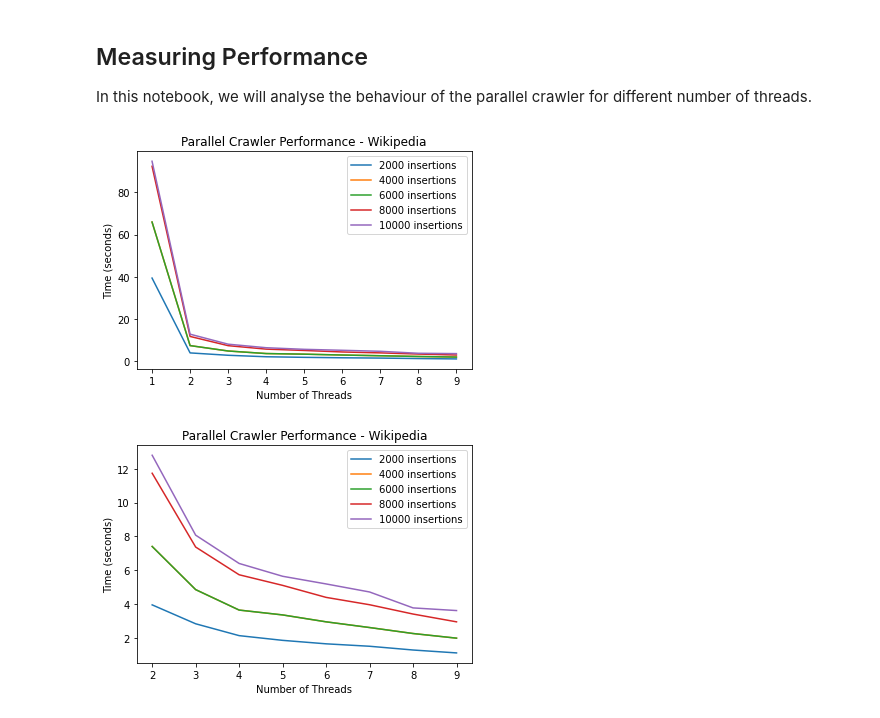
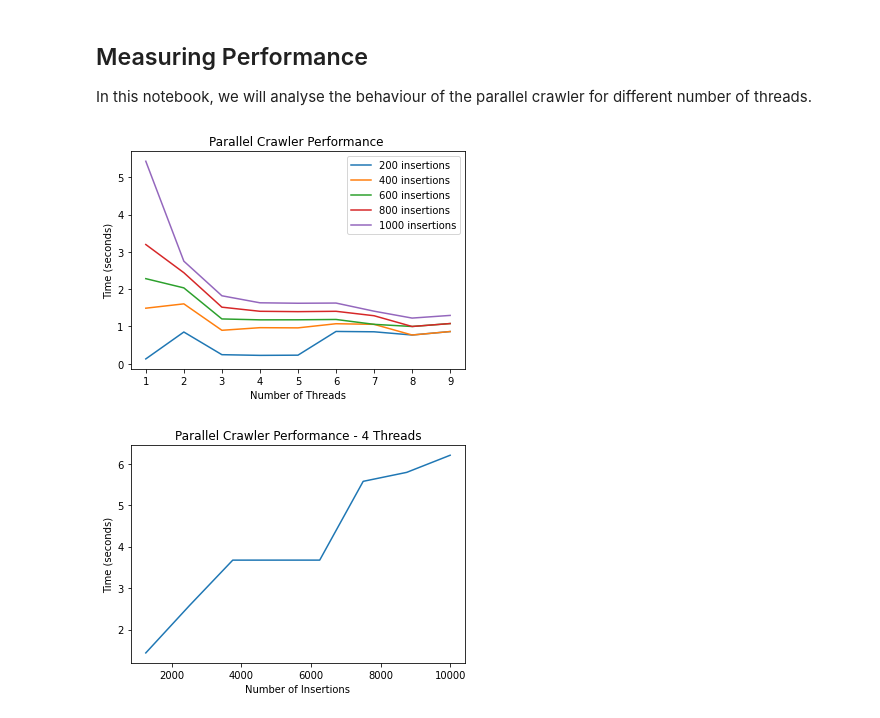
Before and after one commit to maikaedberg/ParallelCrawling, a Jupyter notebook: benchmarker/plot_times.ipynb, the cells around one changed output. Drawn from its saved outputs; the diff is of its cells as text; code cells hidden in the pictures.

```diff
--- a/benchmarker/plot_times.ipynb
+++ b/benchmarker/plot_times.ipynb
@@ -5,17 +5,21 @@ In this notebook, we will analyse the behaviour of the parallel crawler for diff
 # necessary imports
 import subprocess
 import matplotlib.pyplot as plt
+# %%
+num_threads = 10      # Threads from 1 to num_threads
+max_size = 100      # Until the SetList gets to max_size
+milestones = 8        # and how many milestones along the way to check
+
+link = "https://en.wikipedia.org/wiki/Main_Page"
 # %%
-##  PLOT num_threads vs time
+time_insertion = dict() # dictionary {num_inserted: {num_threads : time (microseconds)} }
 
-num_threads = 10
-max_size = 100
-n_iter = 5
-time_insertion = dict()
+subprocess.run(["make", "benchmarker"])
 
 for i in range(1, num_threads):
     time_insertion[i] = dict()
-    output = subprocess.run(["./main", "https://en.wikipedia.org/wiki/Main_Page", str(i), str(max_size), str(n_iter)], capture_output=True)
+
+    output = subprocess.run(["./benchmarker", link, str(i), str(max_size), str(milestones)], capture_output=True)
 
     for inser_str in output.stdout.decode("utf-8").split('\n'):
 
@@ -27,35 +31,36 @@ for i in range(1, num_threads):
 
         curr_ins, time_i = inser_str.split(' ')
         time_insertion[i][int(curr_ins)] = int(time_i)
+
+subprocess.run(["make", "clean"]);
 # %%
-plt.title("Parallel Crawler Performance - Wikipedia")
+# PLOT HOW PARALLEL CRAWLER PERFORMS ACROSS THREADS
+
+plt.title("Parallel Crawler Performance ")
 plt.xlabel("Number of Threads")
 plt.ylabel("Time (seconds)")
 insertions_performed = list(time_insertion[1].keys())
 for ins in insertions_performed:
     X, Y = [], []
     for (t, t_info) in time_insertion.items():
         X.append(t)
         Y.append(t_info[ins] * 1e-6)
     plt.plot(X, Y, label = f"{ins} insertions")
 plt.legend()
 plt.show()
 # %% [output]
-[figure, old version]
+[figure, new version]
 # %%
-plt.title("Parallel Crawler Performance - Wikipedia")
-plt.xlabel("Number of Threads ( >=  2) ")
+thread_no = 4
+
+# PLOT HOW PARALLEL CRAWLER PERFORMS ACROSS A SNGLE THREAD
+
+plt.title(f"Parallel Crawler Performance - {thread_no} Threads")
+plt.xlabel("Number of Insertions")
 plt.ylabel("Time (seconds)")
-insertions_performed = list(time_insertion[1].keys())
-for ins in insertions_performed:
-    X, Y = [], []
-    for (t, t_info) in time_insertion.items():
-        if t == 1:
-            continue
-        X.append(t)
-        Y.append(t_info[ins] * 1e-6)
-    plt.plot(X, Y, label = f"{ins} insertions")
-plt.legend()
+X, Y = list(time_insertion[thread_no].keys()), list(time_insertion[thread_no].values())
+Y = [ 1e-6*t for t in Y ]
+plt.plot(X, Y)
 plt.show()
 # %% [output]
-[figure, old version]
+[figure, new version]
```
Also changed, not shown: 7 other files.
